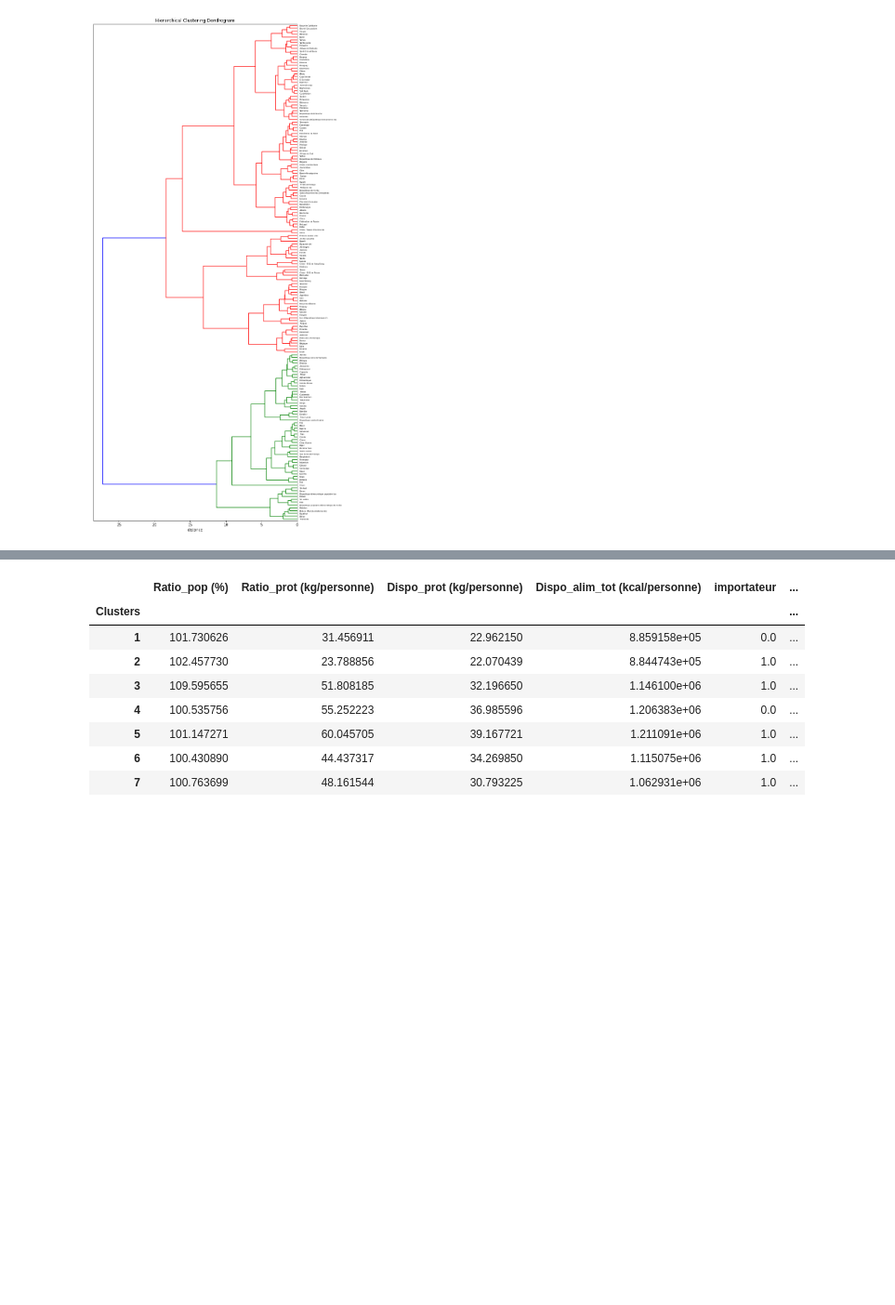
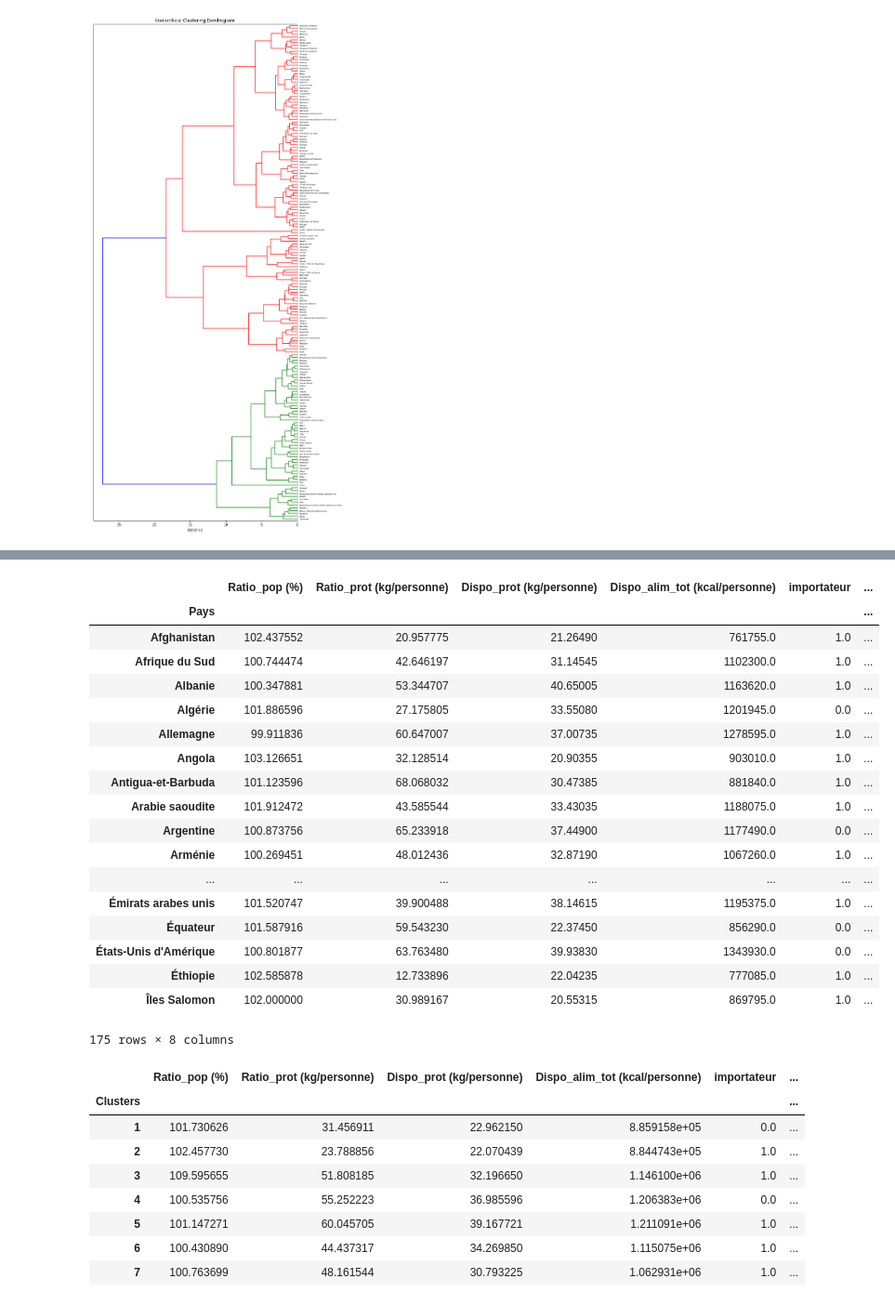
Before and after one commit to Julien-paulet/Projet_5_effectuez_une_etude_de_marche, a Jupyter notebook: Produisez une étude de marché-test1.ipynb, the cells around one changed output, grey strips where cells are left out. Shown: that part at 93% size. Drawn from its saved outputs; the diff is of its cells as text; code cells hidden in the pictures; blank space fills up the shorter version.

```diff
--- a/Produisez une étude de marché-test1.ipynb
+++ b/Produisez une étude de marché-test1.ipynb
@@ -337,4 +337,5 @@ plot_dendrogram(Z, names)
 clusters = fcluster(Z, 7, criterion='maxclust')
 # %%
 from scipy.cluster.hierarchy import centroid
-#centroid(clusters_df)
+print(centroid(Z))
+test = fcluster(Z, 200, criterion='maxclust')
@@ -341,3 +360,29 @@ from scipy.cluster.hierarchy import centroid
+# %%
+test_df = pd.DataFrame(test, index=echantillon.index, columns=['Clusters'])
+test_grouped = pd.merge(echantillon, test_df, left_index = True, right_index = True, how = "left")
+
+#test_grouped = test_grouped.groupby('Clusters').mean()
+test_grouped
+# %% [output]
+|  | Ratio_pop (%) | Ratio_prot (kg/personne) | Dispo_prot (kg/personne) | Dispo_alim_tot (kcal/personne) | importateur | ... |
+| Pays |  |  |  |  |  | ... |
+| Afghanistan | 102.437552 | 20.957775 | 21.26490 | 761755.0 | 1.0 | ... |
+| Afrique du Sud | 100.744474 | 42.646197 | 31.14545 | 1102300.0 | 1.0 | ... |
+| Albanie | 100.347881 | 53.344707 | 40.65005 | 1163620.0 | 1.0 | ... |
+| Algérie | 101.886596 | 27.175805 | 33.55080 | 1201945.0 | 0.0 | ... |
+| Allemagne | 99.911836 | 60.647007 | 37.00735 | 1278595.0 | 1.0 | ... |
+| Angola | 103.126651 | 32.128514 | 20.90355 | 903010.0 | 1.0 | ... |
+| Antigua-et-Barbuda | 101.123596 | 68.068032 | 30.47385 | 881840.0 | 1.0 | ... |
+| Arabie saoudite | 101.912472 | 43.585544 | 33.43035 | 1188075.0 | 1.0 | ... |
+| Argentine | 100.873756 | 65.233918 | 37.44900 | 1177490.0 | 0.0 | ... |
+| Arménie | 100.269451 | 48.012436 | 32.87190 | 1067260.0 | 1.0 | ... |
+| ... | ... | ... | ... | ... | ... | ... |
+| Émirats arabes unis | 101.520747 | 39.900488 | 38.14615 | 1195375.0 | 1.0 | ... |
+| Équateur | 101.587916 | 59.543230 | 22.37450 | 856290.0 | 0.0 | ... |
+| États-Unis d'Amérique | 100.801877 | 63.763480 | 39.93830 | 1343930.0 | 0.0 | ... |
+| Éthiopie | 102.585878 | 12.733896 | 22.04235 | 777085.0 | 1.0 | ... |
+| Îles Salomon | 102.000000 | 30.989167 | 20.55315 | 869795.0 | 1.0 | ... |
+175 rows × 8 columns
 # %%
 #On passe par mean() pour calculer les centroïdes de chaque groupe (Point à vérifier tout de même)
 #Puisque la classification hiérarchique n'utilise pas de centres.
```
Also changed, not shown: parts of 1 cell of this notebook, 1 other file.
